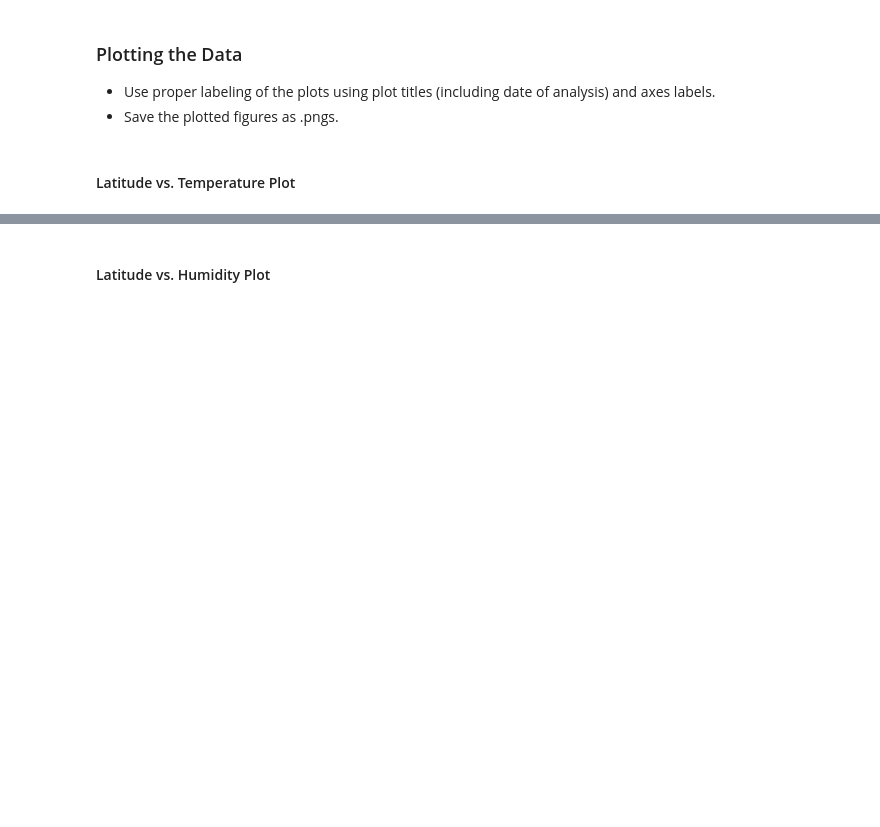
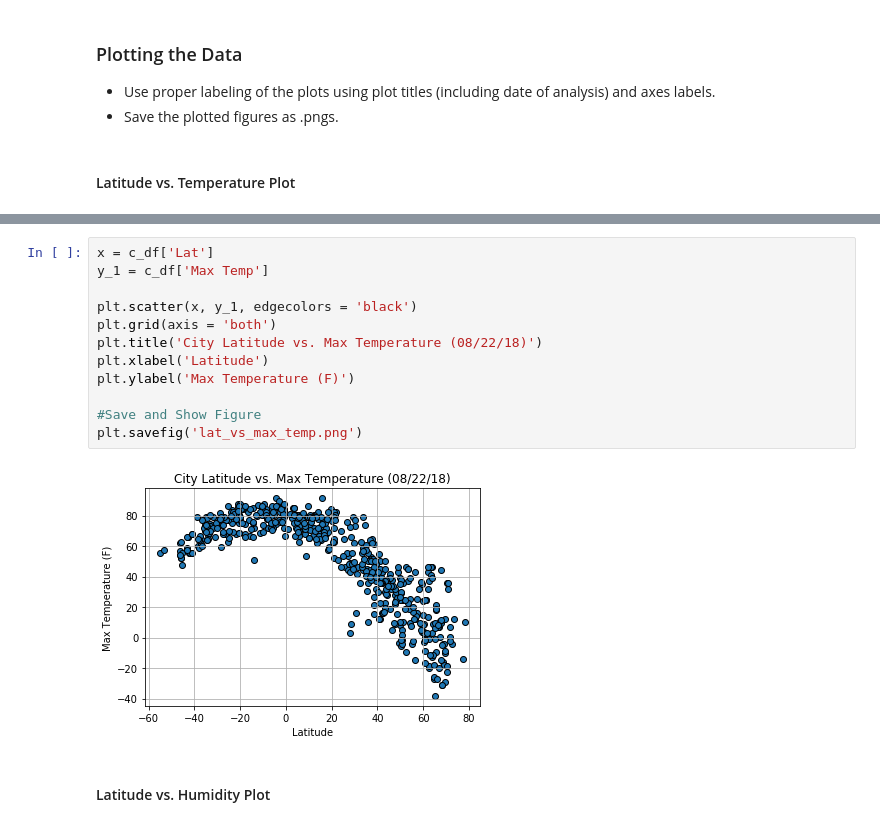
Before and after one commit to catherinegomes/python-api-challenge, a Jupyter notebook: WeatherPy.ipynb, the cells around one changed output, grey strips where cells are left out. Drawn from its saved outputs; the diff is of its cells as text; blank space fills up the shorter version.

Commit message:
Completed plots and upload pngs

```diff
--- a/WeatherPy.ipynb
+++ b/WeatherPy.ipynb
@@ -127,2 +124,16 @@ c_df.head()
+# %%
+x = c_df['Lat']
+y_1 = c_df['Max Temp']
+
+plt.scatter(x, y_1, edgecolors = 'black')
+plt.grid(axis = 'both')
+plt.title('City Latitude vs. Max Temperature (08/22/18)')
+plt.xlabel('Latitude')
+plt.ylabel('Max Temperature (F)')
+
+#Save and Show Figure
+plt.savefig('lat_vs_max_temp.png')
+# %% [output]
+[figure, added]
 # %% [markdown]
 #### Latitude vs. Humidity Plot
```
Also changed, not shown: parts of 10 cells of this notebook, 5 other files.
